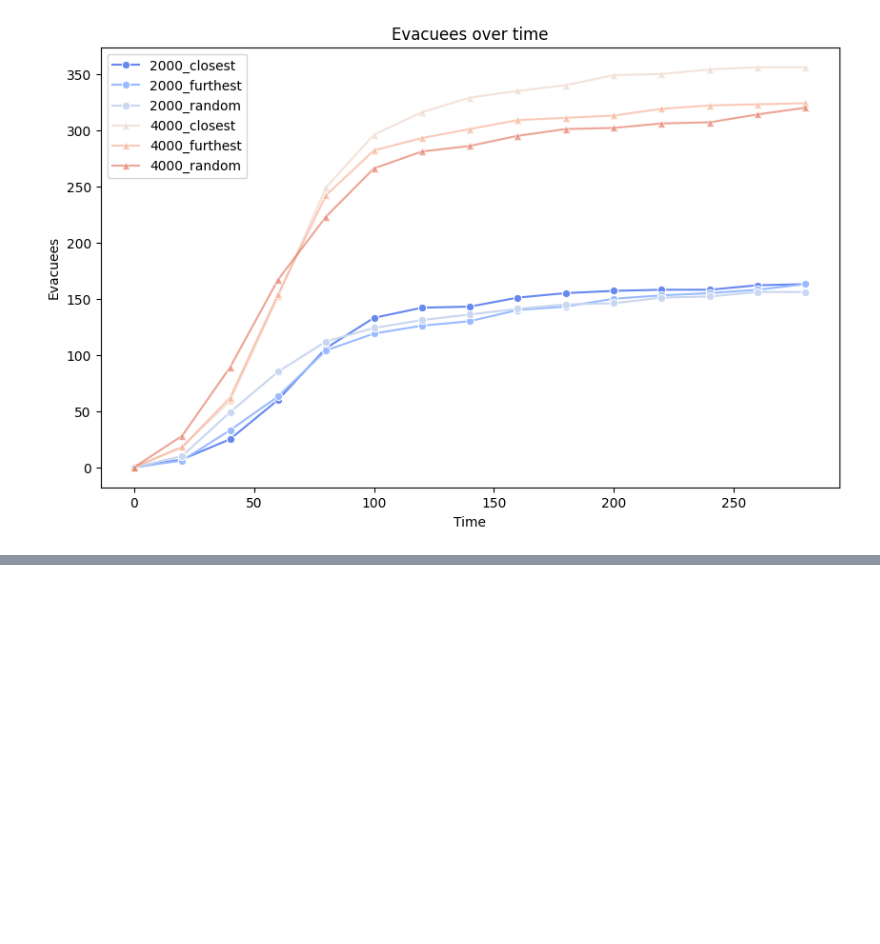
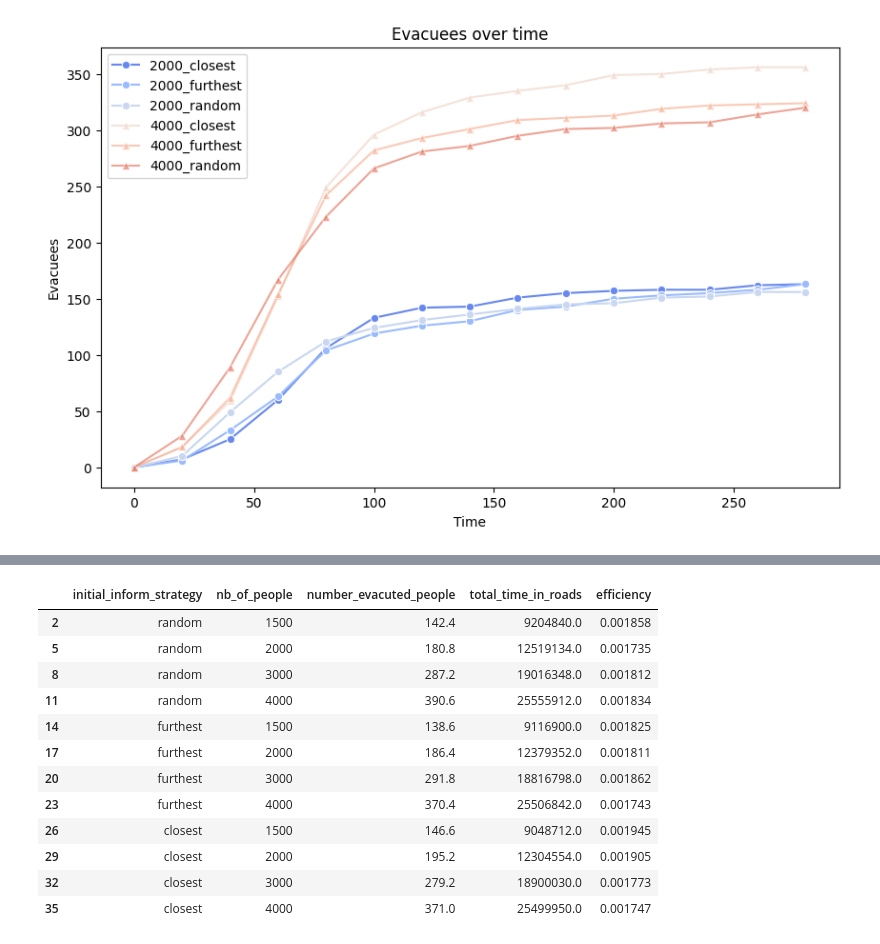
Before and after one commit to dungzvu/tsunami-evacuation-simulation, a Jupyter notebook: visualization/visualization.ipynb, the cells around one changed output, grey strips where cells are left out. Drawn from its saved outputs; the diff is of its cells as text; code cells hidden in the pictures; blank space fills up the shorter version.

Commit message:
feat: report and result

```diff
--- a/visualization/visualization.ipynb
+++ b/visualization/visualization.ipynb
@@ -47,0 +50,16 @@ plt.show()
+# %%
+import pandas as pd
+import numpy as np
+
+df = pd.read_csv('../results/batch.csv')
+
+# find row with max number of evacuees
+max_evacuees = df['number_evacuted_people'].max()
+max_row = df[df['number_evacuted_people'] == max_evacuees]
+print(f'Max evacuees: {max_row}')
+
+
+# find row with max number of efficiency
+efficiency = df['efficiency'].max()
+max_row = df[df['efficiency'] == efficiency]
+print(f'Max evacuees: {max_row}')
@@ -47,0 +75,18 @@ plt.show()
+# %%
+df_120 = df[df['flooding_alert_time_minutes'] == 120]
+df_120 = df_120[['initial_inform_strategy', 'nb_of_people', 'number_evacuted_people', 'total_time_in_roads', 'efficiency']]
+df_120
+# %% [output]
+|  | initial_inform_strategy | nb_of_people | number_evacuted_people | total_time_in_roads | efficiency |
+| 2 | random | 1500 | 142.4 | 9204840.0 | 0.001858 |
+| 5 | random | 2000 | 180.8 | 12519134.0 | 0.001735 |
+| 8 | random | 3000 | 287.2 | 19016348.0 | 0.001812 |
+| 11 | random | 4000 | 390.6 | 25555912.0 | 0.001834 |
+| 14 | furthest | 1500 | 138.6 | 9116900.0 | 0.001825 |
+| 17 | furthest | 2000 | 186.4 | 12379352.0 | 0.001811 |
+| 20 | furthest | 3000 | 291.8 | 18816798.0 | 0.001862 |
+| 23 | furthest | 4000 | 370.4 | 25506842.0 | 0.001743 |
+| 26 | closest | 1500 | 146.6 | 9048712.0 | 0.001945 |
+| 29 | closest | 2000 | 195.2 | 12304554.0 | 0.001905 |
+| 32 | closest | 3000 | 279.2 | 18900030.0 | 0.001773 |
+| 35 | closest | 4000 | 371.0 | 25499950.0 | 0.001747 |
```
Also changed, not shown: parts of 2 cells of this notebook, 4 other files.
